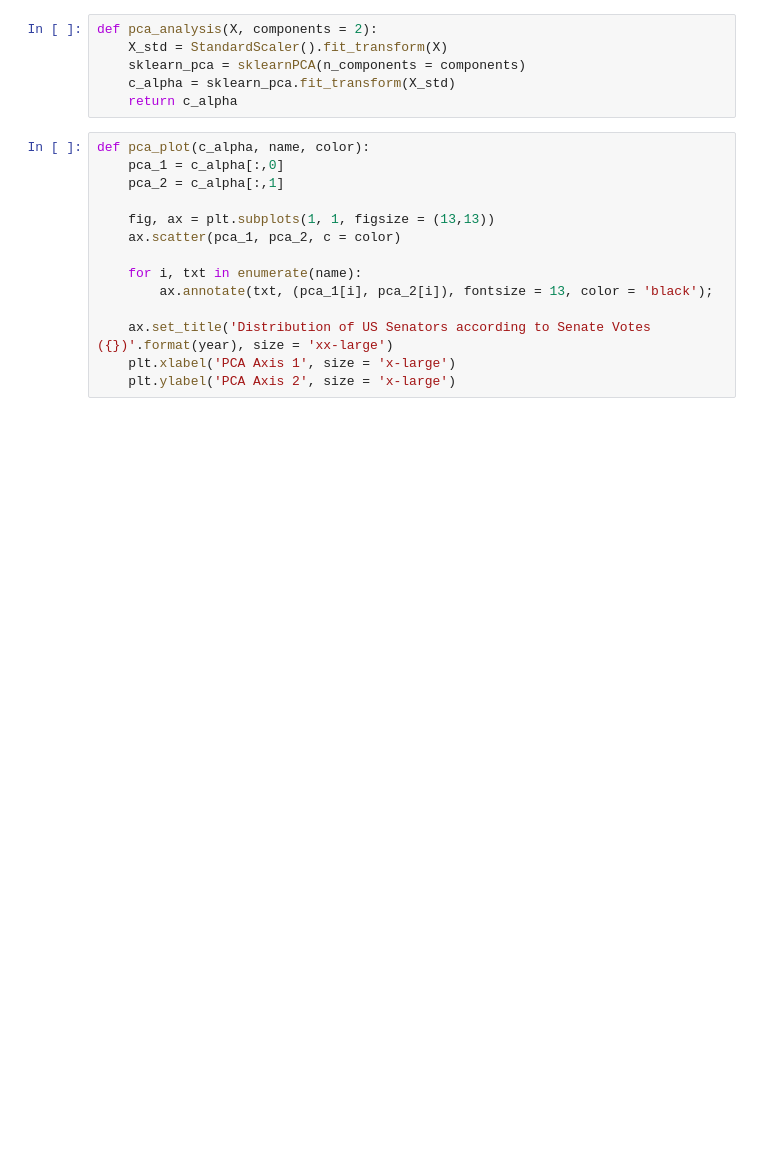
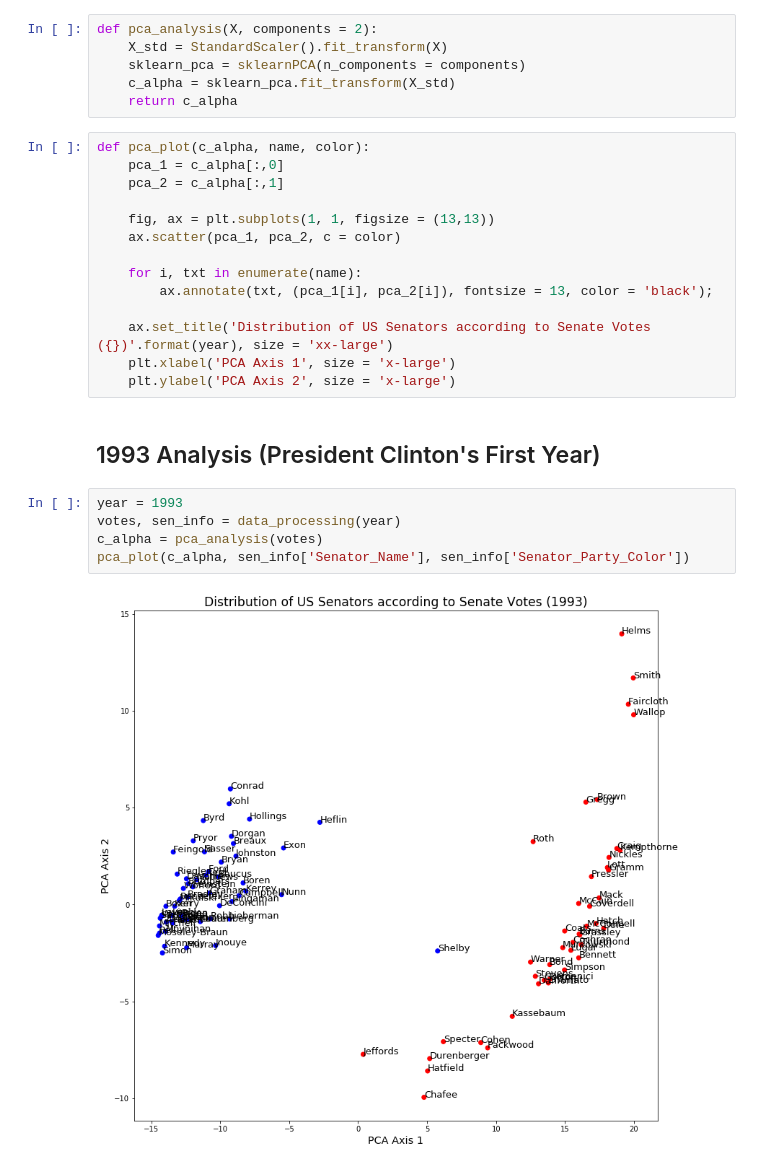
Before and after one commit to nico-gj/2017_senate_polarization, a Jupyter notebook: scripts/2_senate_vote_analysis.ipynb, the cells around one changed output. Cells and saved outputs as stored; diff of their text form; blank space fills up the shorter version.

```diff
--- a/scripts/2_senate_vote_analysis.ipynb
+++ b/scripts/2_senate_vote_analysis.ipynb
@@ -52,3 +52,12 @@ def pca_plot(c_alpha, name, color):
     ax.set_title('Distribution of US Senators according to Senate Votes ({})'.format(year), size = 'xx-large')
     plt.xlabel('PCA Axis 1', size = 'x-large')
     plt.ylabel('PCA Axis 2', size = 'x-large')
+# %% [markdown]
+## 1993 Analysis (President Clinton's First Year)
+# %%
+year = 1993
+votes, sen_info = data_processing(year)
+c_alpha = pca_analysis(votes)
+pca_plot(c_alpha, sen_info['Senator_Name'], sen_info['Senator_Party_Color'])
+# %% [output]
+[figure, added]
```
Also changed, not shown: parts of 8 cells of this notebook, 15 other files.
